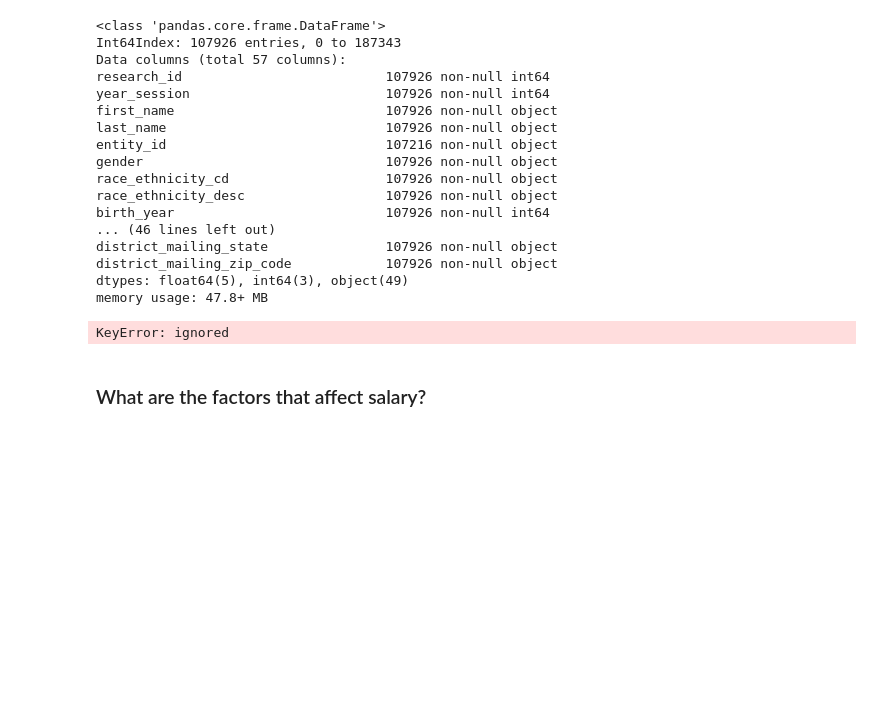
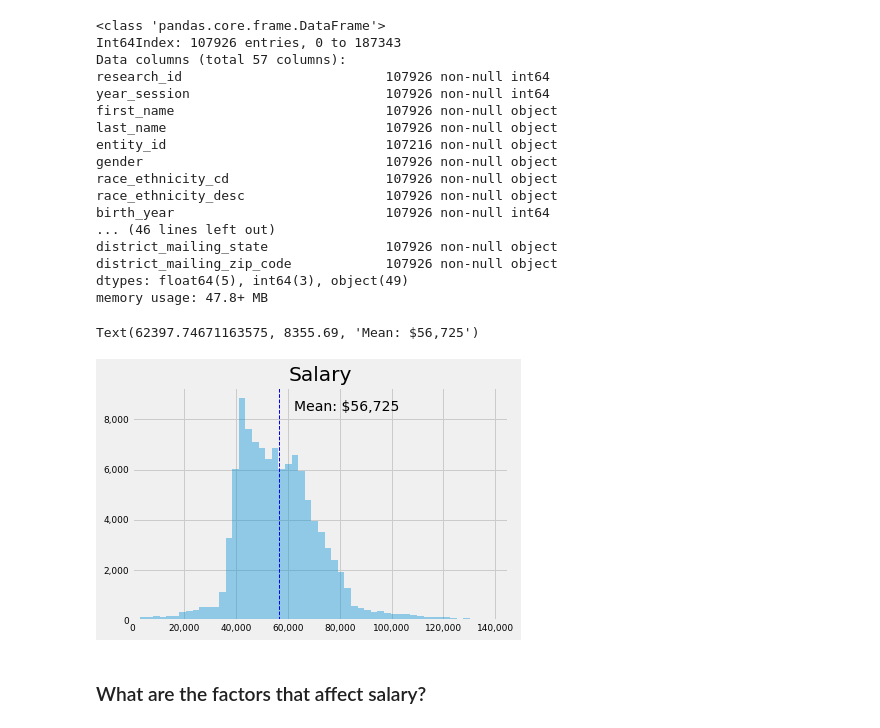
Before and after one commit to j-buss/wi-dpi, a Jupyter notebook: eda/5.0_Analysis.ipynb, the cells around one changed output. Drawn from its saved outputs; the diff is of its cells as text; code cells hidden in the pictures; blank space fills up the shorter version.

```diff
--- a/eda/5.0_Analysis.ipynb
+++ b/eda/5.0_Analysis.ipynb
@@ -346,7 +369,3 @@ district_mailing_state               107926 non-null object
 district_mailing_zip_code            107926 non-null object
 dtypes: float64(5), int64(3), object(49)
 memory usage: 47.8+ MB
-# %%
-sns.distplot(df_party_w_salary['sal'],kde=False, norm_hist=True)
-# %% [output]
-KeyError: ignored
@@ -353,3 +374,29 @@ KeyError: ignored
+# %%
+x = df_party_w_salary['salary']
+sal_graph = sns.distplot(x,kde=False, bins=100, hist=True)
+#sal_graph = plt.hist(df_party_w_salary['salary'],bins=100)
+sal_graph.tick_params(axis = 'both', labelsize = 9)
+sal_graph.set_xlim(left = 0, right = 145000)
+sal_graph.get_xaxis().set_major_formatter(
+  matplotlib.ticker.FuncFormatter(lambda x, p: format(int(x), ',')))
+sal_graph.get_yaxis().set_major_formatter(
+  matplotlib.ticker.FuncFormatter(lambda x, p: format(int(x), ',')))
+sal_graph.set_title('Salary', loc='center')
+sal_graph.xaxis.label.set_visible(False)
+sal_graph.axvline(x.mean(), color='b', linestyle='dashed', linewidth=1)
+_, max_ = plt.ylim()
+plt.text(x.mean() + x.mean()/10,
+         max_ - max_/10,
+         'Mean: ${:,.0f}'.format(x.mean()))
+#sal_graph.text(x = -20000, y = 0,
+#               s = ' jrem.me                                                         Source: WI DPI',
+#               fontsize= 14,
+#               color = '#f0f0f0',
+#               backgroundcolor = 'grey',
+#               verticalalignment='center_baseline')
+# %% [output]
+Text(62397.74671163575, 8355.69, 'Mean: $56,725')
+[figure, added]
 # %% [markdown]
 ### What are the factors that affect salary?
 # %% [markdown]
```
Also changed, not shown: parts of 6 cells of this notebook.
